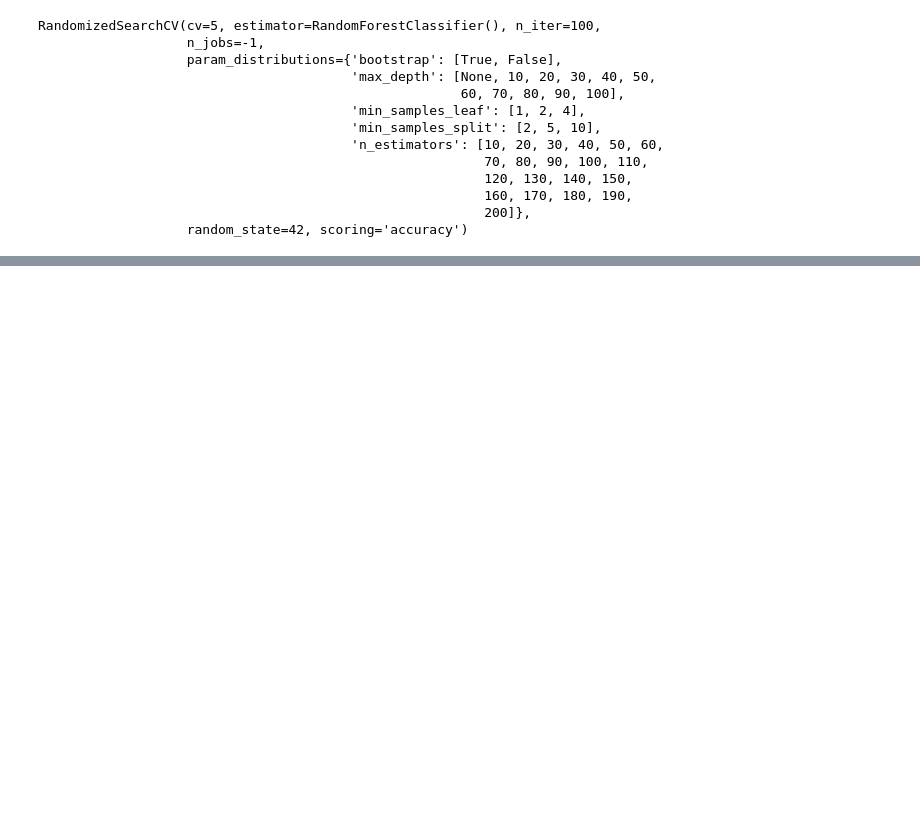
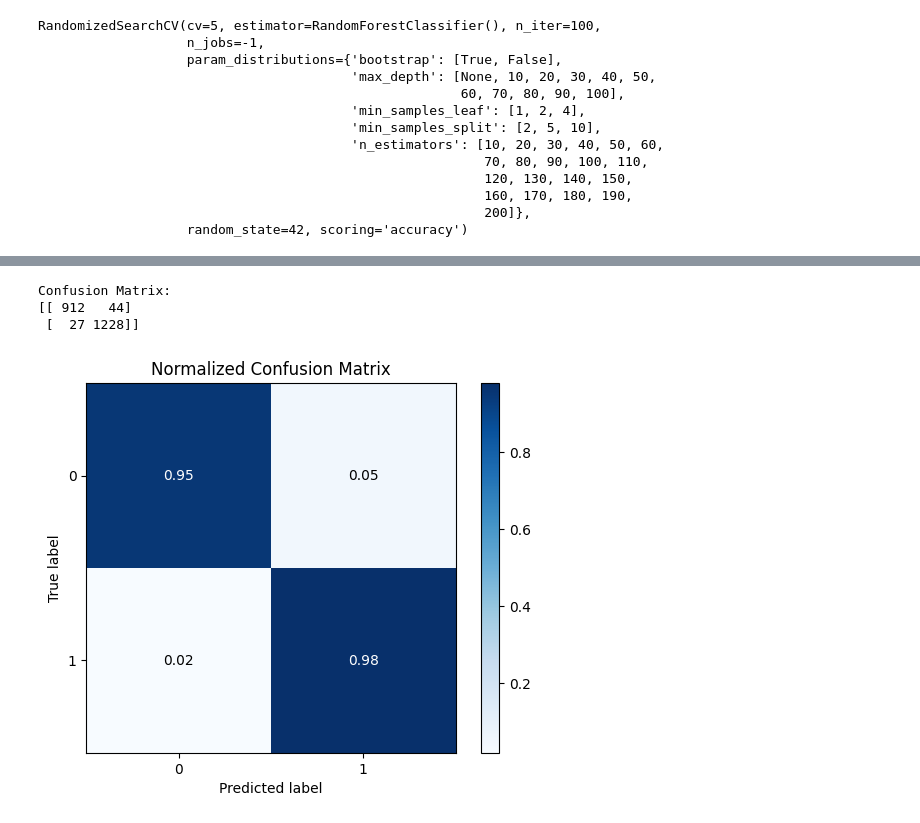
Before and after one commit to Viliusps/phishing-detection, a Jupyter notebook: randomForest.ipynb, the cells around one changed output, grey strips where cells are left out. Cells and saved outputs as stored; diff of their text form; code cells hidden in the pictures; blank space fills up the shorter version.

```diff
--- a/randomForest.ipynb
+++ b/randomForest.ipynb
@@ -69,0 +94,8 @@ Test Accuracy:  0.968340117593849
+# %%
+MetricFunctions.printConfMatrix(y_test, y_pred)
+MetricFunctions.plotConfMatrix(y_test, y_pred)
+# %% [output]
+Confusion Matrix:
+[[ 912   44]
+ [  27 1228]]
+[figure, added]
```
Also changed, not shown: parts of 12 cells of this notebook.
